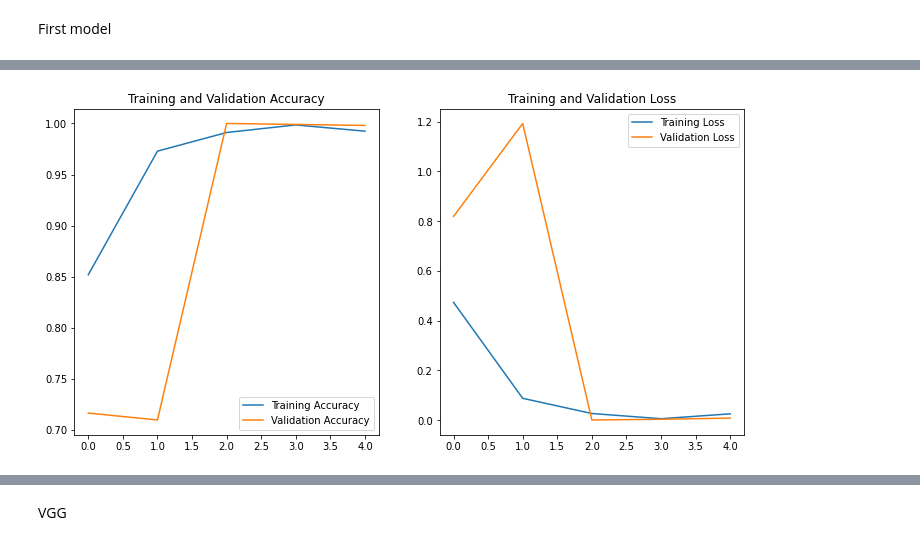
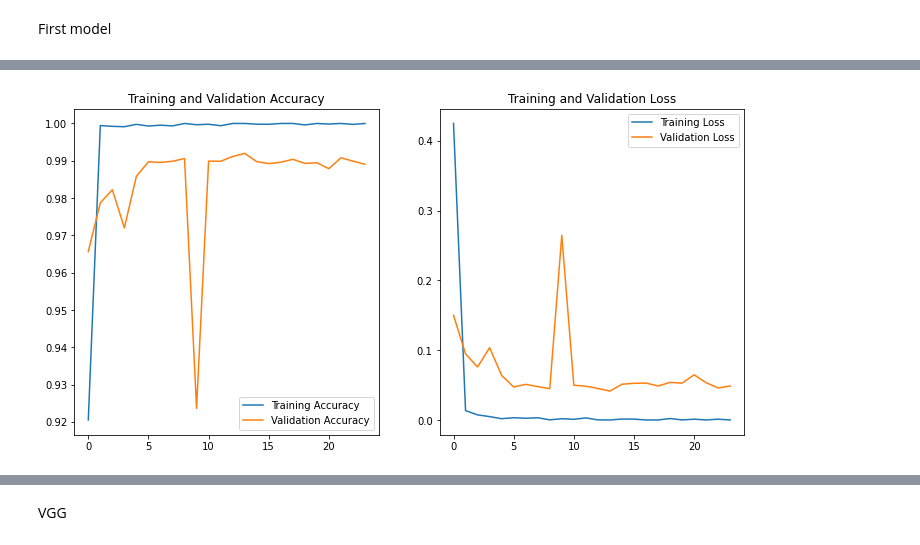
Before and after one commit to ansamz/Fruit_Vegetables_Detector, a Jupyter notebook: notebooks/Fruit_vegetables_detection_final.ipynb, the cells around one changed output, grey strips where cells are left out. Saved outputs shown, nothing was run; the diff lists cells and outputs as text; code cells hidden in the pictures.

```diff
--- a/notebooks/Fruit_vegetables_detection_final.ipynb
+++ b/notebooks/Fruit_vegetables_detection_final.ipynb
@@ -125,12 +165,15 @@ train_images = train_generator.flow_from_dataframe(
     batch_size=32,
     shuffle=True,
     seed=42, #42 the answer to everything :D
-    rotation_range=30,
+    #rotation_range=30,
     zoom_range=0.15,
     width_shift_range=0.2,
     height_shift_range=0.2,
+    brightness_range=(0.1, 0.9),
     shear_range=0.15,
-    horizontal_flip=True,
+    #horizontal_flip=True, #randomly flip images
+    horizontal_flip=False,  #better to set it to False
+    vertical_flip=False,
     fill_mode="nearest"
 )
 
@@ -144,12 +187,15 @@ val_images = train_generator.flow_from_dataframe(
     batch_size=32,
     shuffle=True,
     seed=42,
-    rotation_range=30,
+    #rotation_range=30,
     zoom_range=0.15,
     width_shift_range=0.2,
     height_shift_range=0.2,
+    brightness_range=(0.1, 0.9),
     shear_range=0.15,
-    horizontal_flip=True,
+    #horizontal_flip=True,
+    horizontal_flip=False,
+    vertical_flip=False,
     fill_mode="nearest"
 )
 
@@ -244,24 +298,25 @@ First model
 model1 = Sequential()
 model1.add(InputLayer(input_shape=(224, 224, 3)))
 # 1st conv block
-model1.add(Conv2D(25, (5, 5), activation='relu', strides=(1, 1), padding='same'))
+model1.add(Conv2D(32, (5, 5), activation='relu', strides=(1, 1), padding='same'))
 model1.add(MaxPool2D(pool_size=(2, 2), padding='same'))
 # 2nd conv block
-model1.add(Conv2D(50, (5, 5), activation='relu', strides=(2, 2), padding='same'))
+model1.add(Conv2D(64, (5, 5), activation='relu', strides=(2, 2), padding='same'))
 model1.add(MaxPool2D(pool_size=(2, 2), padding='same'))
 model1.add(BatchNormalization())
 # 3rd conv block
-model1.add(Conv2D(70, (3, 3), activation='relu', strides=(2, 2), padding='same'))
+model1.add(Conv2D(128, (3, 3), activation='relu', strides=(2, 2), padding='same'))
 model1.add(MaxPool2D(pool_size=(2, 2), padding='valid'))
 model1.add(BatchNormalization())
-# ANN block
+# 4rd conv block
+model1.add(Conv2D(256, (3, 3), activation='relu', strides=(2, 2), padding='same'))
+model1.add(MaxPool2D(pool_size=(2, 2), padding='valid'))
+model1.add(BatchNormalization())
+#add dropout to prevent overfitting
+model1.add(Dropout(0.2))
 model1.add(Flatten())
-model1.add(Dense(units=100, activation='relu'))
-model1.add(Dense(units=100, activation='relu'))
-#add dropout to prevent overfitting
-model1.add(Dropout(0.25))
 # output layer
-model1.add(Dense(24, activation='softmax'))
+model1.add(Dense(131, activation='softmax'))
 model1.summary()
 # %% [output]
 Model: "sequential"
@@ -283,7 +338,8 @@ Non-trainable params: 240
 _________________________________________________________________
 # %%
+adam = Adam(learning_rate = 0.0001)
 model1.compile(
-    optimizer='adam',
+    optimizer=adam,
     loss='categorical_crossentropy',
     metrics=['accuracy']
 )
@@ -292,10 +348,10 @@ history1 = model1.fit(
     train_images,
     validation_data=val_images,
     batch_size = 32,
-    epochs=5,
+    epochs=30,
     callbacks=[tf.keras.callbacks.EarlyStopping(
             monitor='val_loss',
-            patience=2,
+            patience=10,
             restore_best_weights=True
         )]
 )
@@ -313,7 +360,7 @@ Epoch 5/5
 # %%
-plot_loss_acc(history1, 5)
+plot_loss_acc(history1, 24)
 # %% [output]
-[figure, old version]
+[figure, new version]
 # %%
 acc_score_display(model1)
 # %% [output]
```
Also changed, not shown: parts of 36 cells of this notebook, 3 other files.
